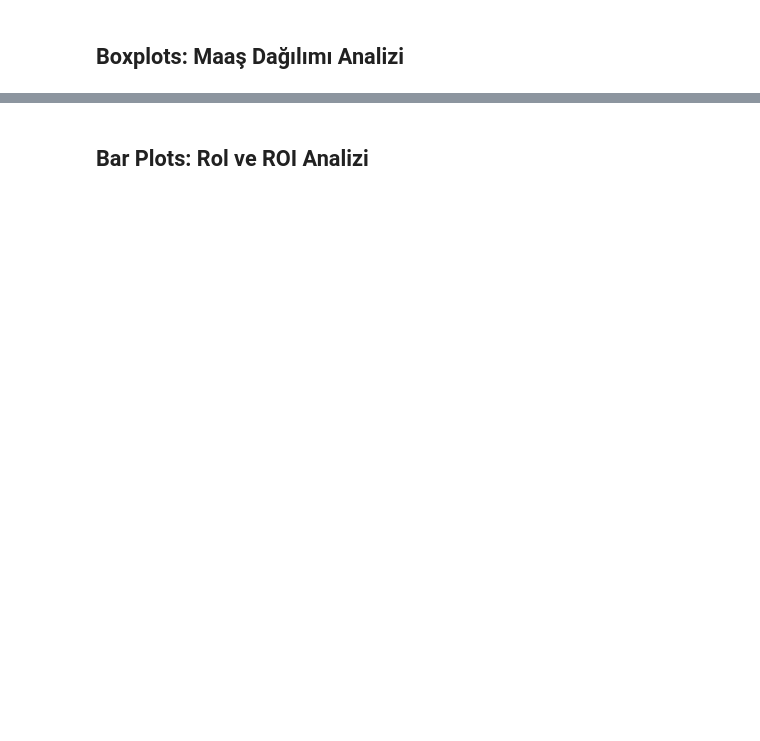
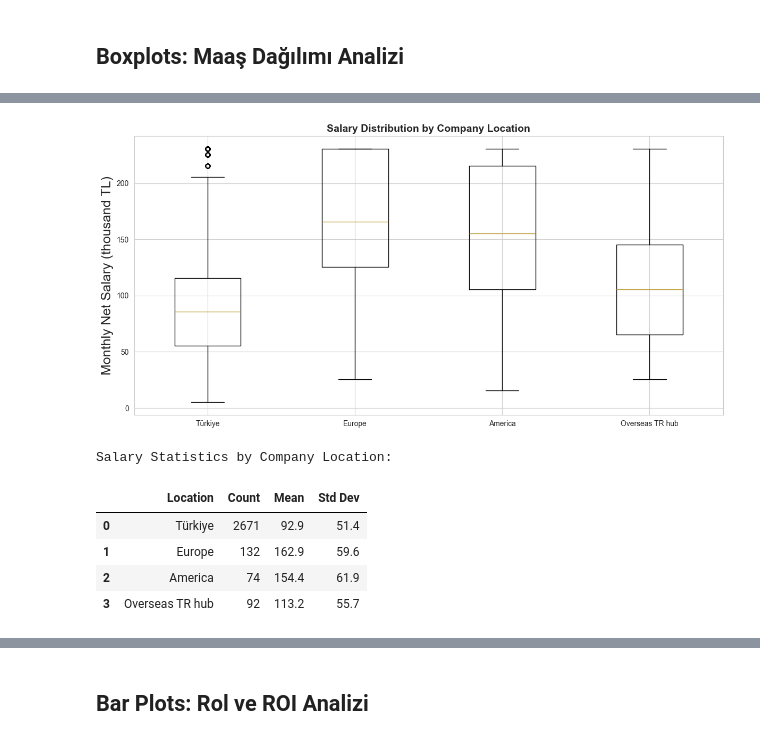
Before and after one commit to erdemgunal/maas-anketi-analiz, a Jupyter notebook: notebooks/02_core_visualizations.ipynb, the cells around one changed output, grey strips where cells are left out. Saved outputs shown, nothing was run; the diff lists cells and outputs as text; code cells hidden in the pictures; blank space fills up the shorter version.

```diff
--- a/notebooks/02_core_visualizations.ipynb
+++ b/notebooks/02_core_visualizations.ipynb
@@ -127,34 +156,42 @@ location_label_map = {
 loc_series = []
 loc_labels = []
 for loc in ['Turkiye', 'Avrupa', 'Amerika', 'Yurtdisi_TR_hub']:
     col = f'company_location_{loc}'
     if col in df.columns:
         vals = df.loc[df[col] == 1, 'salary_numeric']
         if len(vals) > 0:
             loc_series.append(vals)
             loc_labels.append(location_label_map.get(loc, loc.replace('_', ' ')))
 
 if loc_series:
     plt.figure(figsize=(12, 6))
     plt.boxplot(loc_series, tick_labels=loc_labels)
     plt.title('Salary Distribution by Company Location', fontsize=14, fontweight='bold')
-    plt.ylabel('Monthly Net Salary (thousand TL)', fontsize=12)
+    plt.ylabel('Monthly Net Salary (thousand TL)', fontsize=18)
     plt.tight_layout()
     plt.savefig(os.path.join(FIG_DIR, 'boxplot_company_location.png'), dpi=300, bbox_inches='tight')
     plt.show()
 
     # Display summary statistics
     location_data = []
     for i, loc in enumerate(loc_labels):
         location_data.append({
             'Location': loc,
             'Count': len(loc_series[i]),
             'Mean': loc_series[i].mean(),
             'Std Dev': loc_series[i].std()
         })
     location_stats = pd.DataFrame(location_data).round(1)
     print("Salary Statistics by Company Location:")
     display(location_stats)
+# %% [output]
+[figure, added]
+Salary Statistics by Company Location:
+|  | Location | Count | Mean | Std Dev |
+| 0 | Türkiye | 2671 | 92.9 | 51.4 |
+| 1 | Europe | 132 | 162.9 | 59.6 |
+| 2 | America | 74 | 154.4 | 61.9 |
+| 3 | Overseas TR hub | 92 | 113.2 | 55.7 |
 # %%
 # Gender vs Salary Boxplot
 plt.figure(figsize=(8, 6))
```
Also changed, not shown: parts of 12 cells of this notebook, 23 other files.
